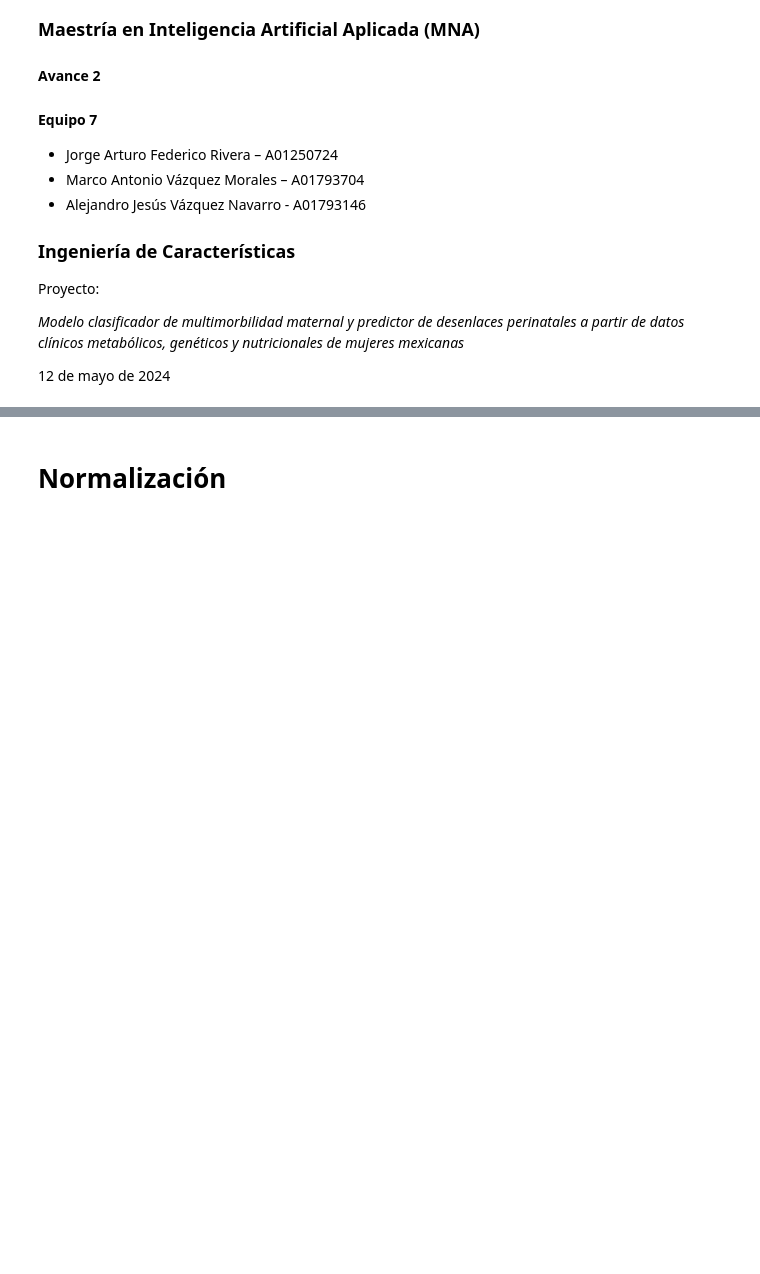
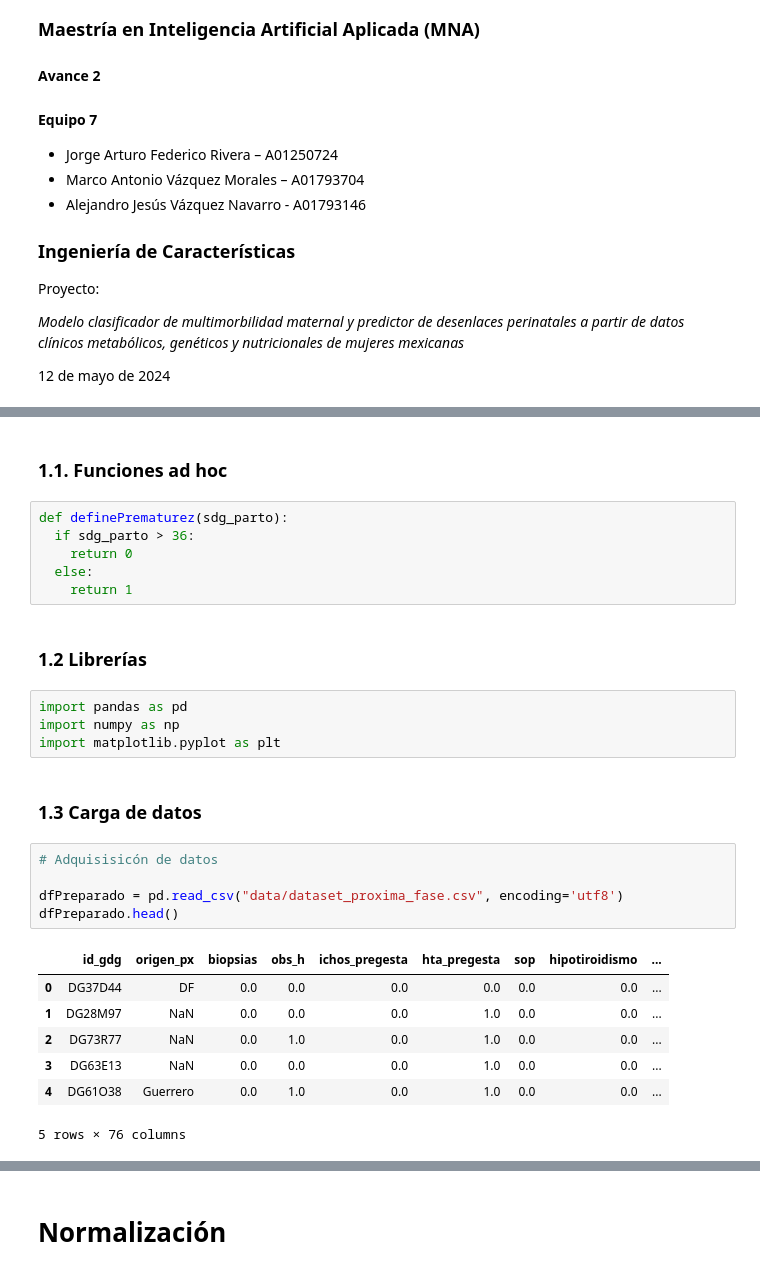
Before and after one commit to jafr0822/MNA_ProyectoIntegrador-Equipo7, a Jupyter notebook: Avance2_Equipo7.ipynb, the cells around one changed output, grey strips where cells are left out. Cells and saved outputs as stored; diff of their text form; blank space fills up the shorter version.

```diff
--- a/Avance2_Equipo7.ipynb
+++ b/Avance2_Equipo7.ipynb
@@ -33,0 +36,29 @@ A continuación las reglas de creación de características:
+# %% [markdown]
+### 1.1. Funciones ad hoc
+# %%
+def definePrematurez(sdg_parto):
+  if sdg_parto > 36:
+    return 0
+  else:
+    return 1
+# %% [markdown]
+### 1.2 Librerías
+# %%
+import pandas as pd
+import numpy as np
+import matplotlib.pyplot as plt
+# %% [markdown]
+### 1.3 Carga de datos
+# %%
+# Adquisisicón de datos
+
+dfPreparado = pd.read_csv("data/dataset_proxima_fase.csv", encoding='utf8')
+dfPreparado.head()
+# %% [output]
+|  | id_gdg | origen_px | biopsias | obs_h | ichos_pregesta | hta_pregesta | sop | hipotiroidismo | ... |
+| 0 | DG37D44 | DF | 0.0 | 0.0 | 0.0 | 0.0 | 0.0 | 0.0 | ... |
+| 1 | DG28M97 | NaN | 0.0 | 0.0 | 0.0 | 1.0 | 0.0 | 0.0 | ... |
+| 2 | DG73R77 | NaN | 0.0 | 1.0 | 0.0 | 1.0 | 0.0 | 0.0 | ... |
+| 3 | DG63E13 | NaN | 0.0 | 0.0 | 0.0 | 1.0 | 0.0 | 0.0 | ... |
+| 4 | DG61O38 | Guerrero | 0.0 | 1.0 | 0.0 | 1.0 | 0.0 | 0.0 | ... |
+5 rows × 76 columns
```
Also changed, not shown: parts of 8 cells of this notebook.
